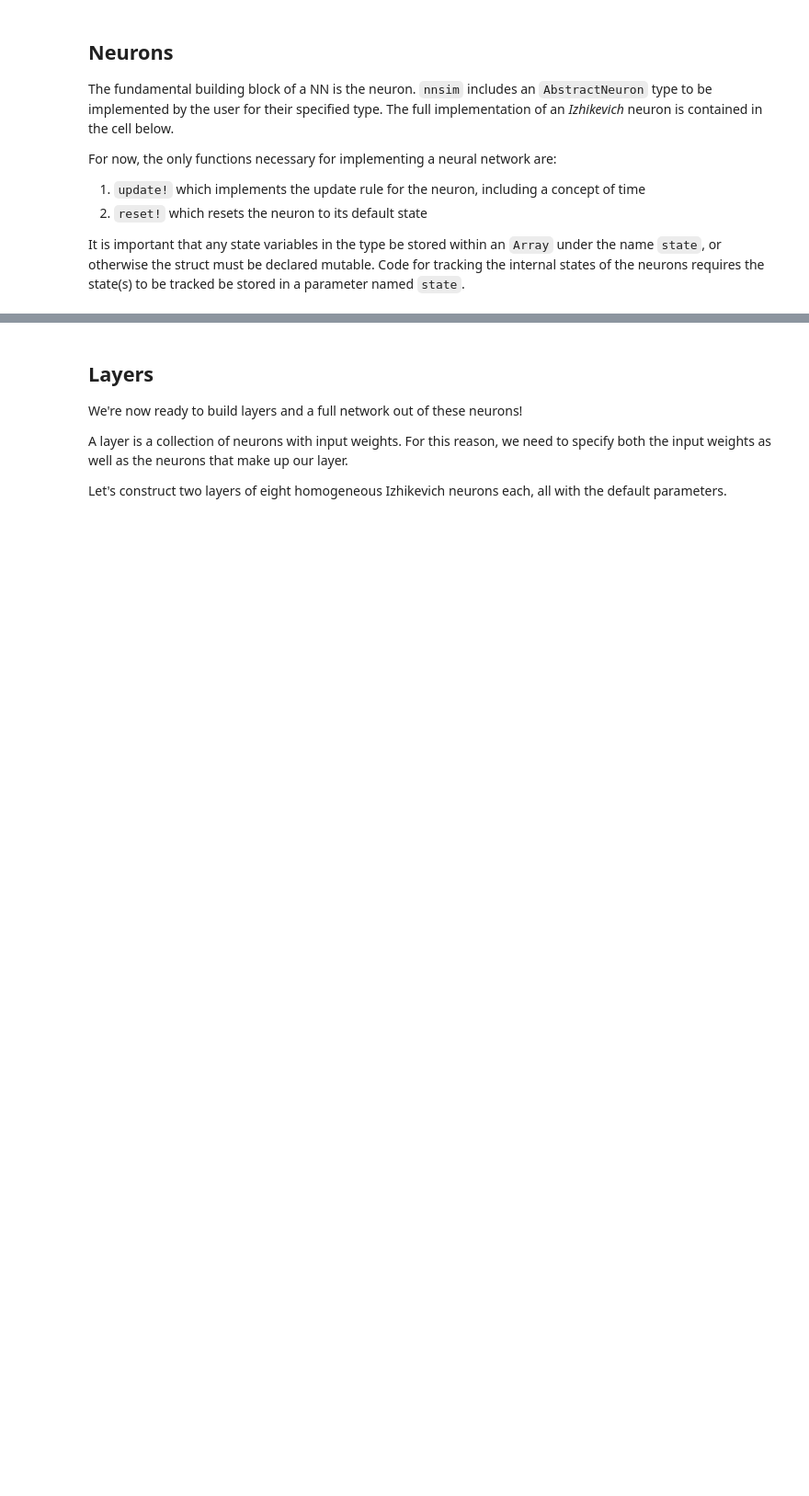
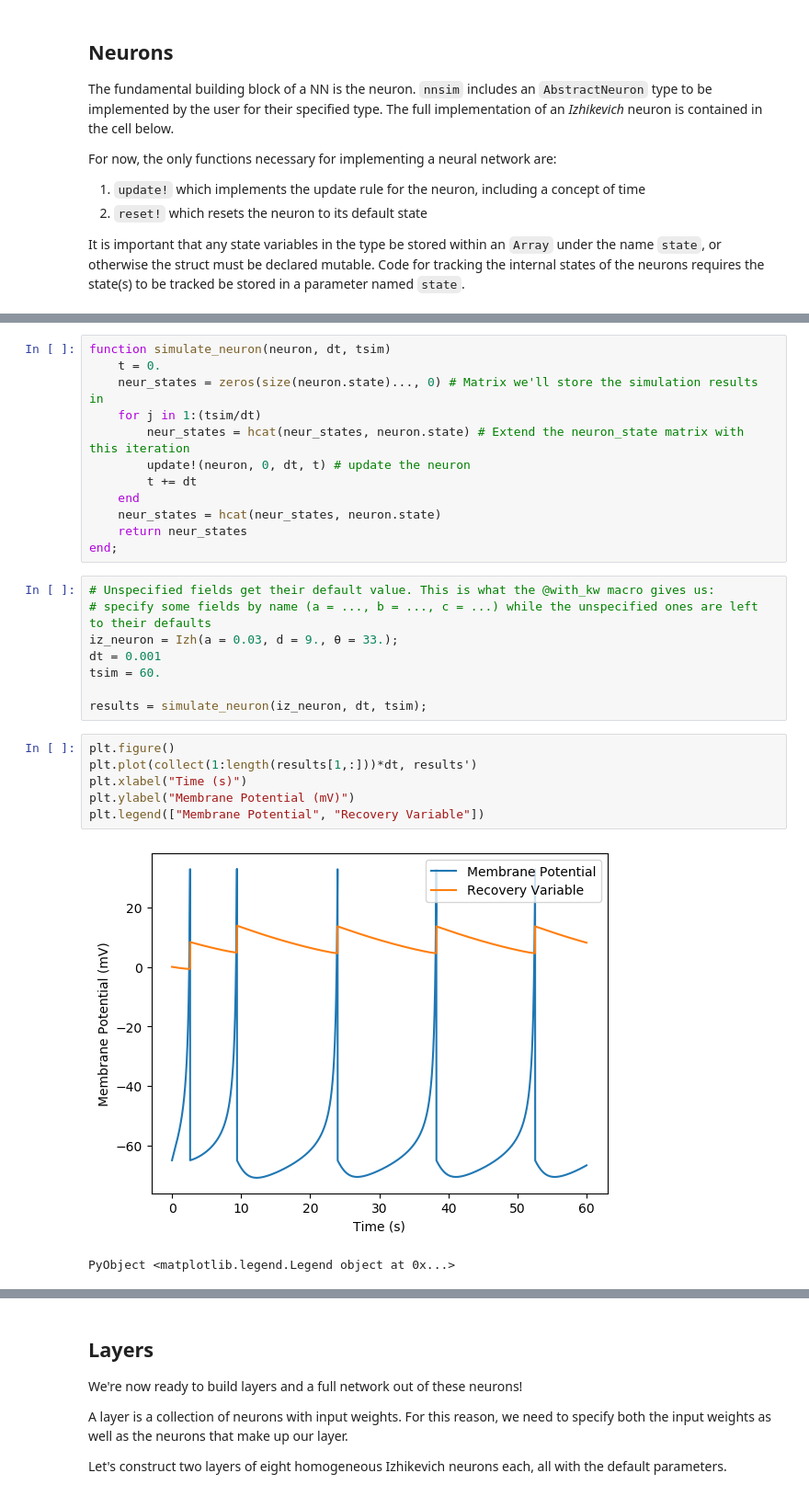
Before and after one commit to leaflabs/WaspNet.jl, a Jupyter notebook: notebooks/nnsim_tour.ipynb, the cells around one changed output, grey strips where cells are left out. Shown at 92% size. Cells and saved outputs as stored; diff of their text form; blank space fills up the shorter version.

```diff
--- a/notebooks/nnsim_tour.ipynb
+++ b/notebooks/nnsim_tour.ipynb
@@ -56,0 +67,29 @@ end
+# %%
+function simulate_neuron(neuron, dt, tsim)
+    t = 0.
+    neur_states = zeros(size(neuron.state)..., 0) # Matrix we'll store the simulation results in
+    for j in 1:(tsim/dt)
+        neur_states = hcat(neur_states, neuron.state) # Extend the neuron_state matrix with this iteration
+        update!(neuron, 0, dt, t) # update the neuron
+        t += dt
+    end
+    neur_states = hcat(neur_states, neuron.state)
+    return neur_states
+end;
+# %%
+# Unspecified fields get their default value. This is what the @with_kw macro gives us:
+# specify some fields by name (a = ..., b = ..., c = ...) while the unspecified ones are left to their defaults
+iz_neuron = Izh(a = 0.03, d = 9., θ = 33.);
+dt = 0.001
+tsim = 60.
+
+results = simulate_neuron(iz_neuron, dt, tsim);
+# %%
+plt.figure()
+plt.plot(collect(1:length(results[1,:]))*dt, results')
+plt.xlabel("Time (s)")
+plt.ylabel("Membrane Potential (mV)")
+plt.legend(["Membrane Potential", "Recovery Variable"])
+# %% [output]
+[figure, added]
+PyObject <matplotlib.legend.Legend object at 0x...>
```
Also changed, not shown: parts of 29 cells of this notebook.
